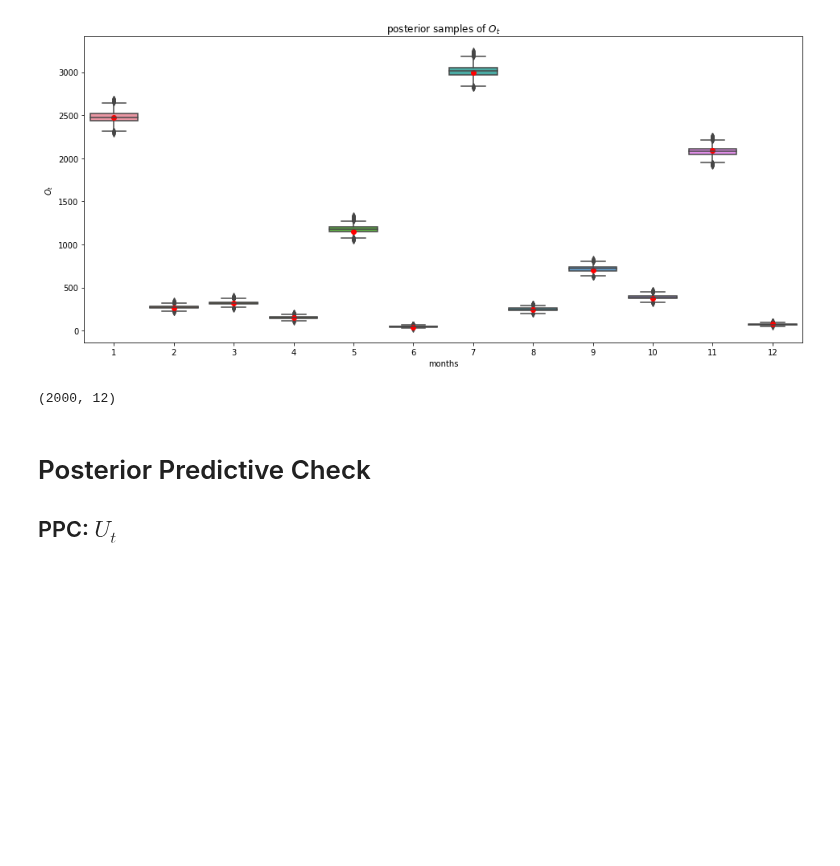
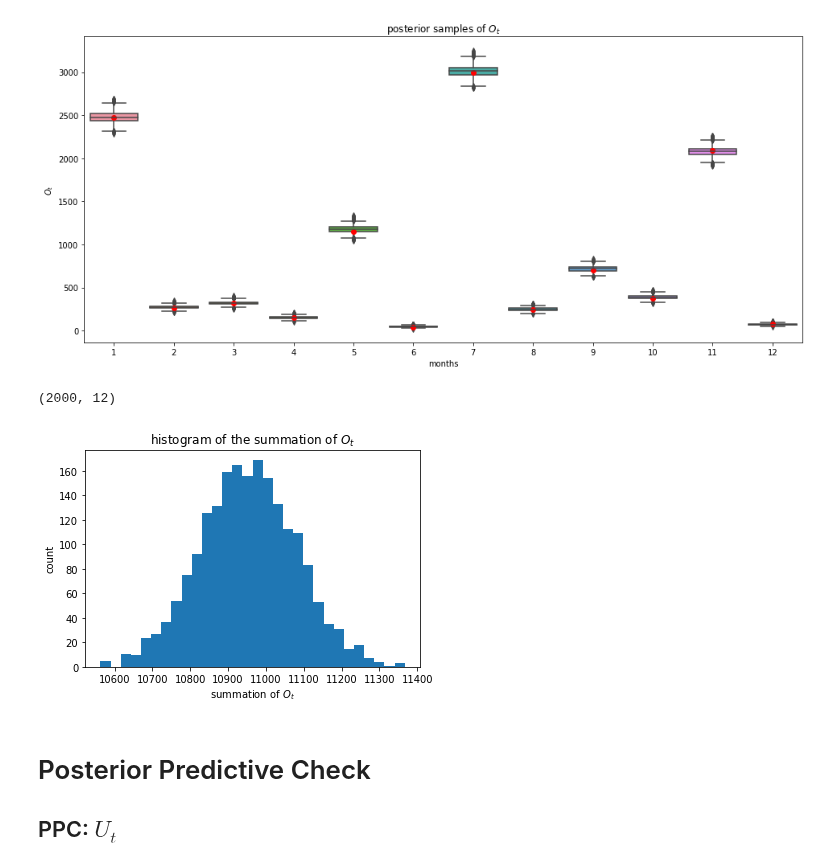
Before and after one commit to tom-hc-park/MSc-RA-Bayesian-evidence-synthesis, a Jupyter notebook: jupyter_notebook/report_revised_2.ipynb, the cells around one changed output. Drawn from its saved outputs; the diff is of its cells as text; code cells hidden in the pictures; blank space fills up the shorter version.

Commit message:
histogram generated

```diff
--- a/jupyter_notebook/report_revised_2.ipynb
+++ b/jupyter_notebook/report_revised_2.ipynb
@@ -195,6 +195,15 @@ fig.savefig('../latex/Figures/earlyresult1_ot.png')
 trace['o_t'].shape
 # %% [output]
 (2000, 12)
+# %%
+sum_ot=np.sum(trace['o_t'],axis=1)
+plt.hist(sum_ot,bins=30);
+plt.title('histogram of the summation of $O_t$');
+plt.xlabel('summation of $O_t$');
+plt.ylabel('count');
+fig.savefig('../latex/Figures/hist_sum_ot.png')
+# %% [output]
+[figure, added]
 # %% [markdown]
 # Posterior Predictive Check
 
```
Also changed, not shown: 14 other files.
